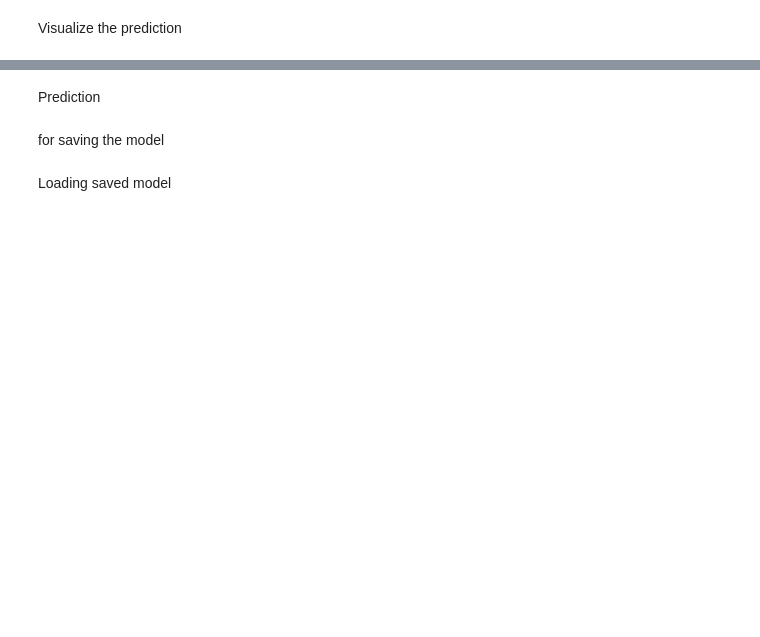
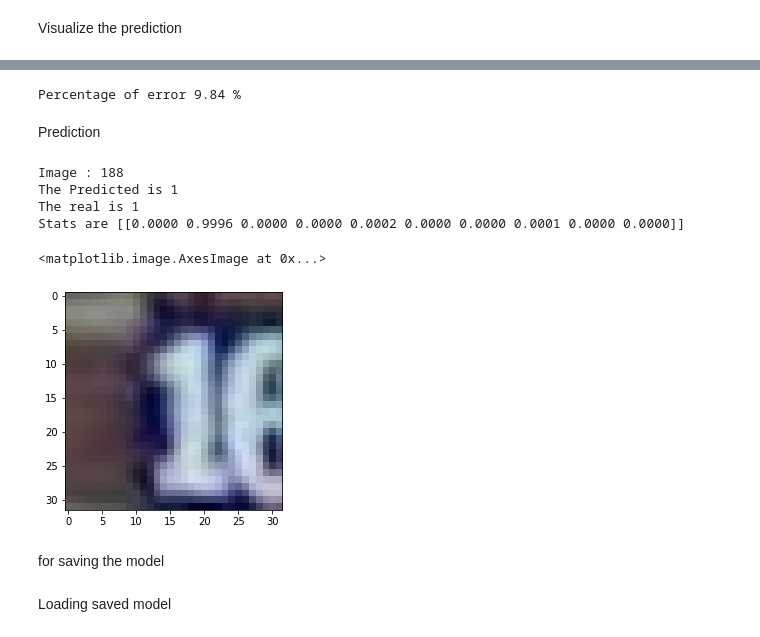
Before and after one commit to bouziane-meed/SVHN_using_CNN, a Jupyter notebook: SVHN-Model-using-CNN.ipynb, the cells around one changed output, grey strips where cells are left out. Drawn from its saved outputs; the diff is of its cells as text; code cells hidden in the pictures; blank space fills up the shorter version.

```diff
--- a/SVHN-Model-using-CNN.ipynb
+++ b/SVHN-Model-using-CNN.ipynb
@@ -141,6 +140,6 @@ _________________________________________________________________
 # %% [markdown]
 and now training the model
 # %%
-model_history = model.fit(X_train, y_train, batch_size=512, epochs=5, validation_split = 0.1)
+model_history = model.fit(X_train, y_train, batch_size=128, epochs=2, validation_split = 0.1)
 # %% [output]
 Train on 543949 samples, validate on 60439 samples
@@ -167,14 +195,23 @@ errors.head(10)
 # %%
 print('Percentage of error %4.2f %%' % (100 * len(errors)/len(X_test)))
+# %% [output]
+Percentage of error 9.84 %
 # %% [markdown]
 Prediction
 # %%
-i = 1888
+i = 188
 res = model.predict(X_train[i][None,:,:])
 print("Image :", i)
 print(f"The Predicted is {np.argmax(res)}  \nThe real is {np.argmax(y_test[i])}")
 print("Stats are", np.array(res))
 plt.imshow(X_test[i])
+# %% [output]
+Image : 188
+The Predicted is 1
+The real is 1
+Stats are [[0.0000 0.9996 0.0000 0.0000 0.0002 0.0000 0.0000 0.0001 0.0000 0.0000]]
+<matplotlib.image.AxesImage at 0x...>
+[figure, added]
 # %% [markdown]
 for saving the model
 # %%
```
Also changed, not shown: parts of 8 cells of this notebook.
